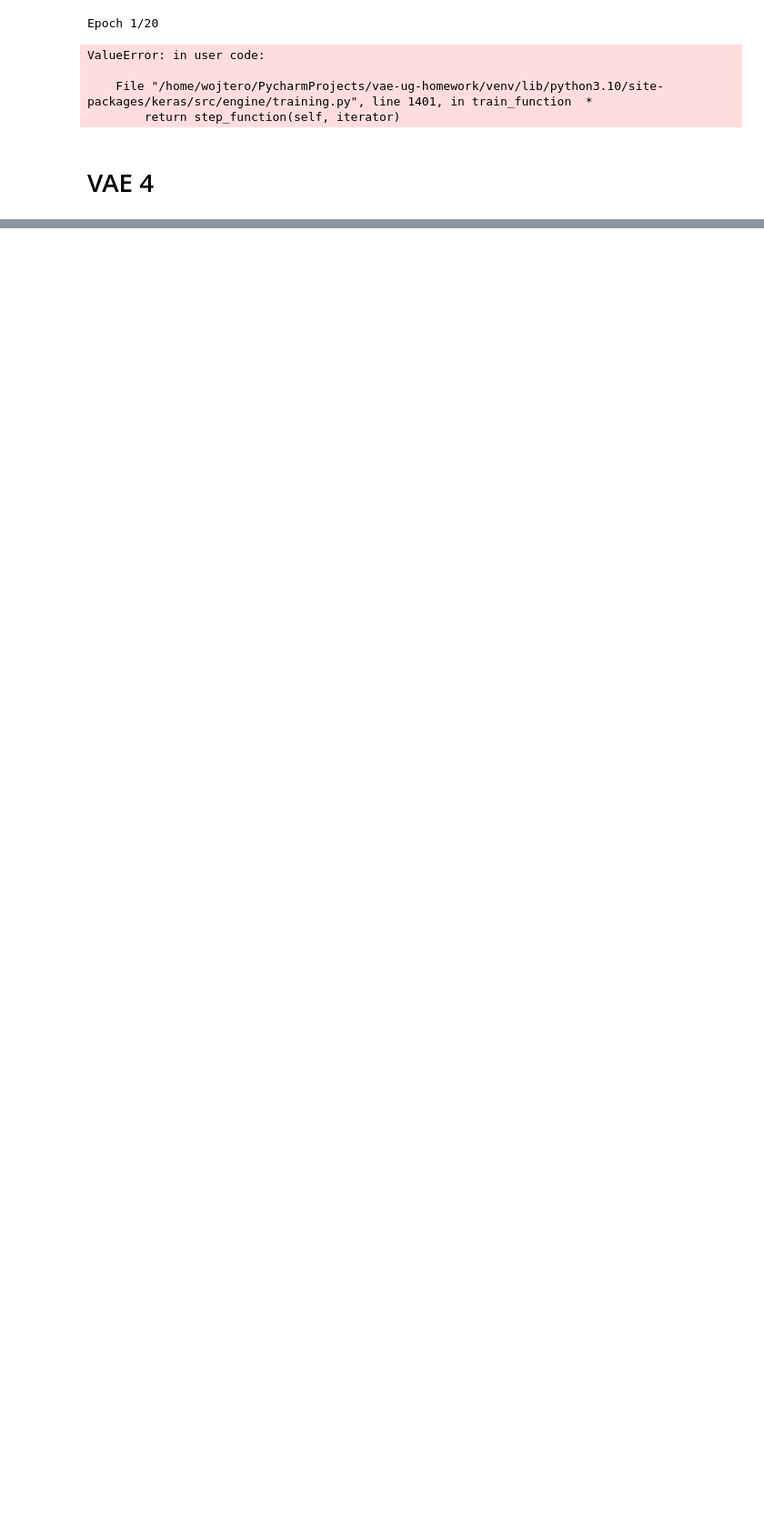
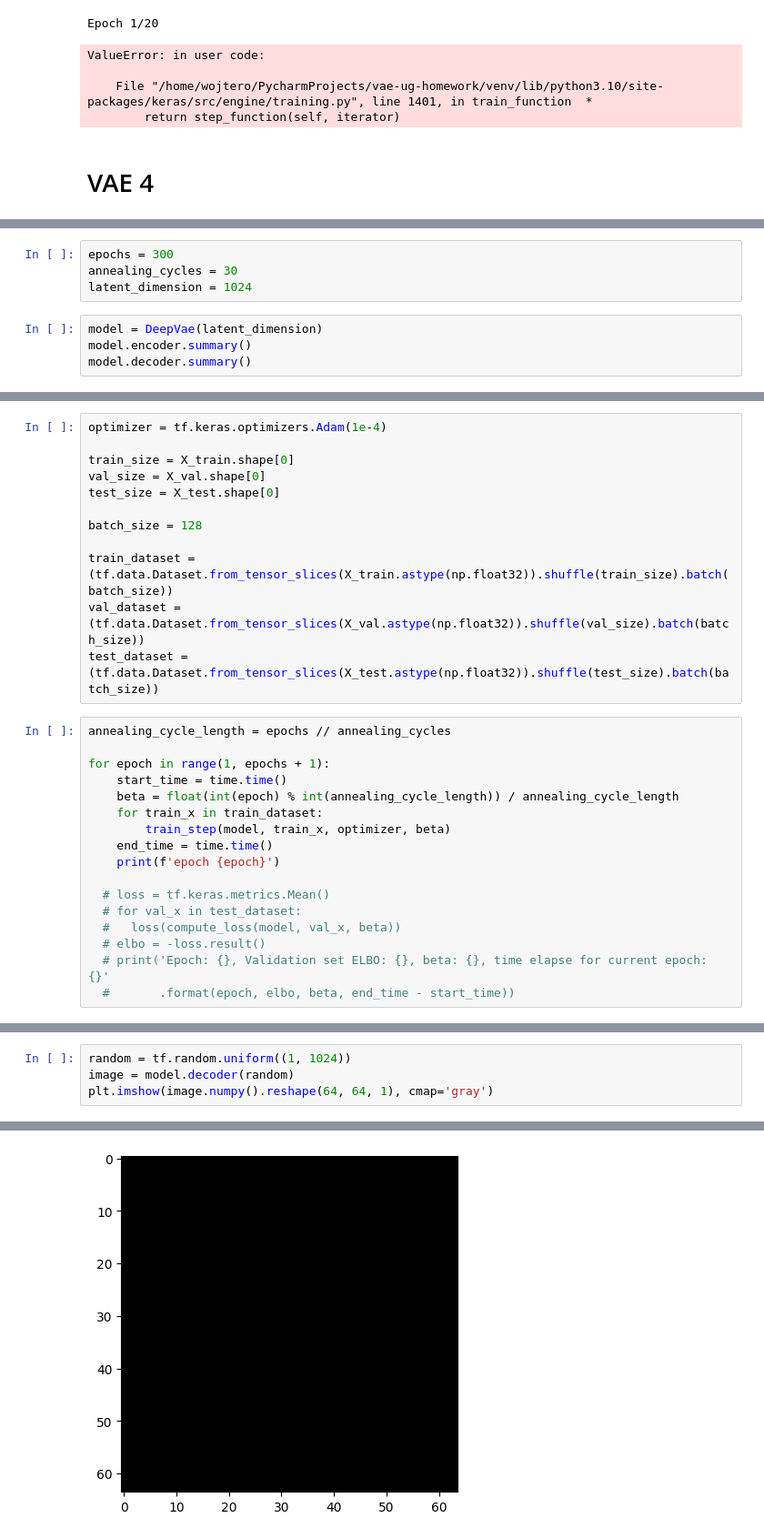
Before and after one commit to grepoz/vae-ug-homework, a Jupyter notebook: vae.ipynb, the cells around one changed output, grey strips where cells are left out. Shown at 91% size. Cells and saved outputs as stored; diff of their text form; blank space fills up the shorter version.

```diff
--- a/vae.ipynb
+++ b/vae.ipynb
@@ -682,0 +768,8 @@ plt.imshow(image.reshape(64, 64, 1), cmap='gray')
+# %%
+epochs = 300
+annealing_cycles = 30
+latent_dimension = 1024
+# %%
+model = DeepVae(latent_dimension)
+model.encoder.summary()
+model.decoder.summary()
@@ -682,0 +794,29 @@ plt.imshow(image.reshape(64, 64, 1), cmap='gray')
+# %%
+optimizer = tf.keras.optimizers.Adam(1e-4)
+
+train_size = X_train.shape[0]
+val_size = X_val.shape[0]
+test_size = X_test.shape[0]
+
+batch_size = 128
+
+train_dataset = (tf.data.Dataset.from_tensor_slices(X_train.astype(np.float32)).shuffle(train_size).batch(batch_size))
+val_dataset = (tf.data.Dataset.from_tensor_slices(X_val.astype(np.float32)).shuffle(val_size).batch(batch_size))
+test_dataset = (tf.data.Dataset.from_tensor_slices(X_test.astype(np.float32)).shuffle(test_size).batch(batch_size))
+# %%
+annealing_cycle_length = epochs // annealing_cycles
+
+for epoch in range(1, epochs + 1):
+    start_time = time.time()
+    beta = float(int(epoch) % int(annealing_cycle_length)) / annealing_cycle_length
+    for train_x in train_dataset:
+        train_step(model, train_x, optimizer, beta)
+    end_time = time.time()
+    print(f'epoch {epoch}')
+
+  # loss = tf.keras.metrics.Mean()
+  # for val_x in test_dataset:
+  #   loss(compute_loss(model, val_x, beta))
+  # elbo = -loss.result()
+  # print('Epoch: {}, Validation set ELBO: {}, beta: {}, time elapse for current epoch: {}'
+  #       .format(epoch, elbo, beta, end_time - start_time))
@@ -682,0 +850,5 @@ plt.imshow(image.reshape(64, 64, 1), cmap='gray')
+# %%
+random = tf.random.uniform((1, 1024))
+image = model.decoder(random)
+plt.imshow(image.numpy().reshape(64, 64, 1), cmap='gray')
+# %% [output]
@@ -682,0 +856 @@ plt.imshow(image.reshape(64, 64, 1), cmap='gray')
+[figure, added]
```
Also changed, not shown: parts of 18 cells of this notebook.
